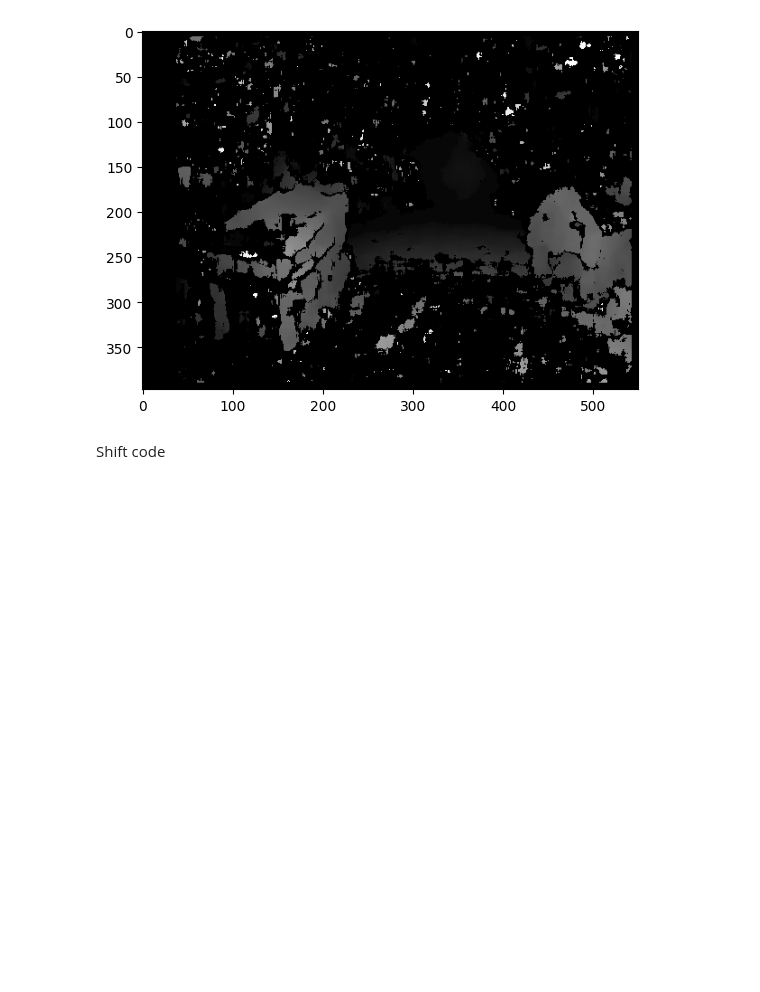
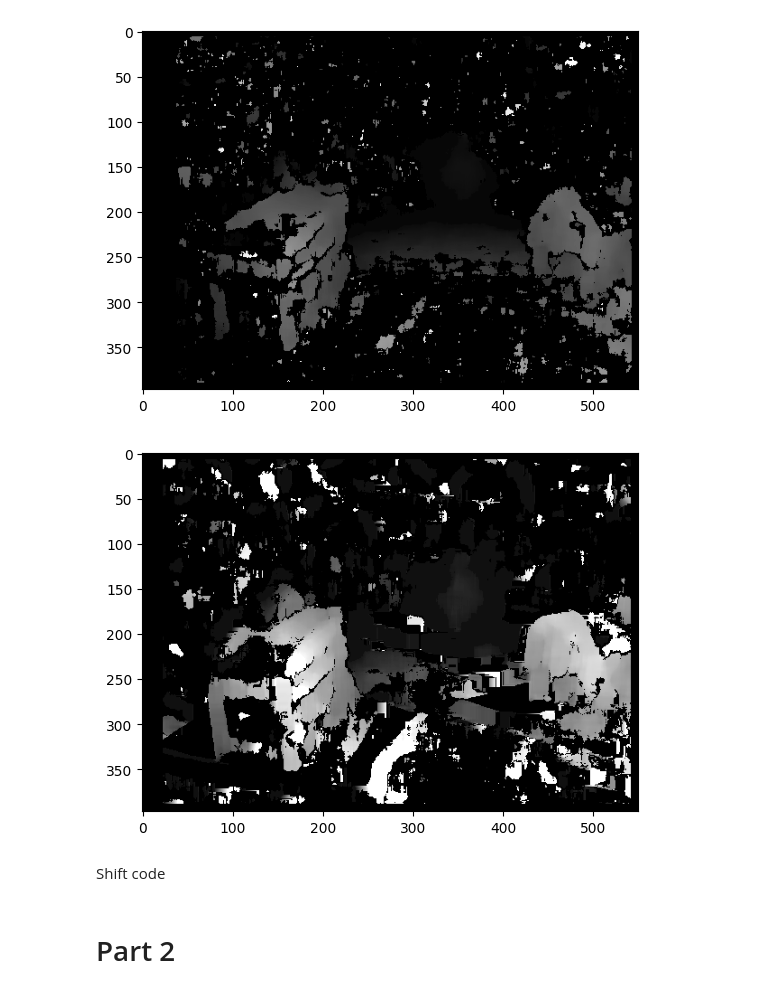
Before and after one commit to Arevalinchy/Image_Processing_Initiative, a Jupyter notebook: IIPP.ipynb, the cells around one changed output. Drawn from its saved outputs; the diff is of its cells as text; code cells hidden in the pictures; blank space fills up the shorter version.

```diff
--- a/IIPP.ipynb
+++ b/IIPP.ipynb
@@ -62,5 +65,37 @@ plt.imshow(disparity,'gray')
 plt.show()
 # %% [output]
 [figure]
+# %%
+#cv.StereoBM.setPreFilterType()
+stereo = cv.StereoBM.create(numDisparities=16, blockSize=17)
+stereo.setPreFilterType(cv.STEREO_BM_PREFILTER_NORMALIZED_RESPONSE)
+# pre_filter_type is an integer value representing the type of pre-filtering
+# It can take one of the following values:
+# cv.STEREO_BM_PREFILTER_NORMALIZED_RESPONSE: Normalize the response of the pre-filter
+# cv.STEREO_BM_PREFILTER_XSOBEL: Use Sobel operator for pre-filtering in the horizontal direction
+# cv.STEREO_BM_BASIC_PRESET: Use the basic pre-filtering preset
+stereo.setPreFilterSize(77)
+# pre_filter_size is an odd integer value representing the size of the pre-filtering window
+# It determines the size of the window used for pre-filtering before stereo matching
+# Larger pre-filter sizes can smooth the disparity map, while smaller sizes can preserve more details
+# Experiment with different pre-filter sizes to see their effect on your stereo matching results
+
+#stereo.setPreFilterType(0)
+
+# pre_filter_type is an integer value representing the type of pre-filtering
+# It can take one of the following values:
+# cv2.STEREO_BM_PREFILTER_NORMALIZED_RESPONSE: Normalize the response of the pre-filter
+# cv2.STEREO_BM_PREFILTER_XSOBEL: Use Sobel operator for pre-filtering in the horizontal direction
+# cv2.STEREO_BM_BASIC_PRESET: Use the basic pre-filtering preset
+
+# Experiment with different pre-filter types to see their effect on your stereo matching results
+
+disparity = stereo.compute(imgL,imgR)
+plt.imshow(disparity,'gray')
+plt.show()
+# %% [output]
+[figure, added]
 # %% [markdown]
 Shift code
+# %% [markdown]
+# Part 2
```
Also changed, not shown: parts of 6 cells of this notebook.
